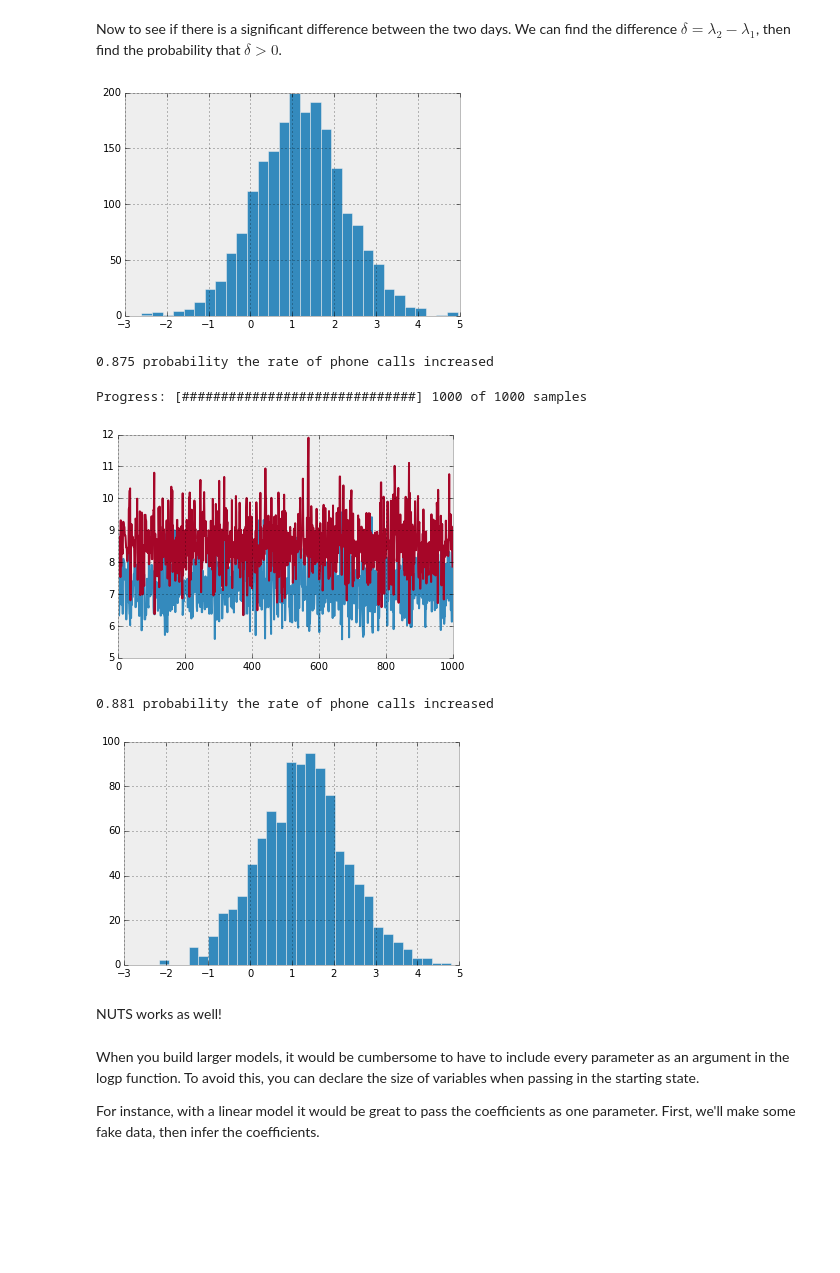
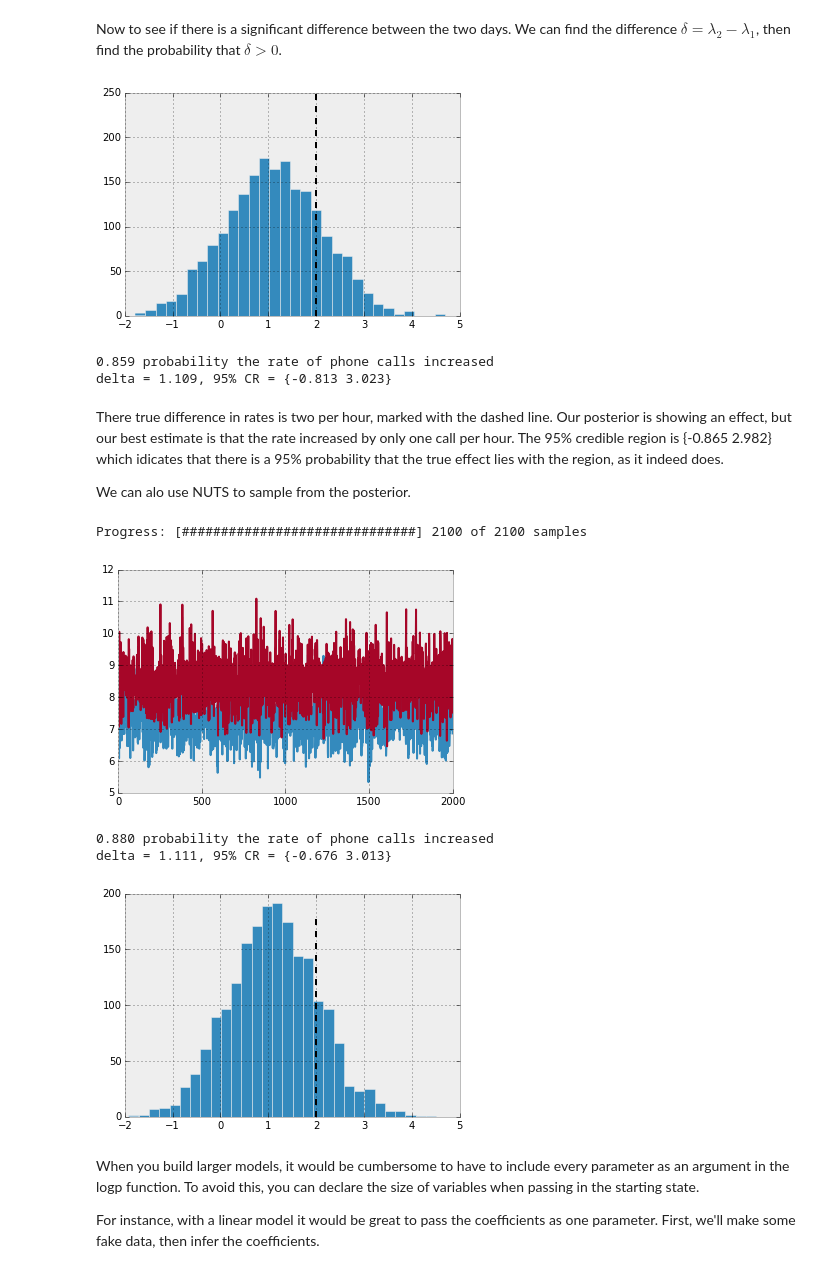
Before and after one commit to mcleonard/sampyl, a Jupyter notebook: Examples.ipynb, the cells around one changed output. Drawn from its saved outputs; the diff is of its cells as text; code cells hidden in the pictures; blank space fills up the shorter version.

```diff
--- a/Examples.ipynb
+++ b/Examples.ipynb
@@ -13,4 +27,4 @@ from sampyl import np
 # %%
 mu, sig = 3, 2
 def logp(x):
-    return -0.5*np.log(2*np.pi) - 0.5*np.log(sig**2) - np.sum((x - mu)**2)/(2*sig**2)
+    return  -np.log(sig) - (x - mu)**2/(2*sig**2)
@@ -62,7 +82,11 @@ P(\lambda_2) &\sim \mathrm{Exp}(1)
 # %%
-# Fake data for the day before and after placing the ad
-before = np.random.poisson(7, size=12)
-after = np.random.poisson(9, size=12)
+# Fake data for the day before and after placing the ad.
+# We'll make the calls increase by 2 an hour. Record data for each
+# hour over two work days.
+before = np.random.poisson(7, size=16)
+after = np.random.poisson(9, size=16)
+
+# Define the log-P function here
 def logp(lam1, lam2):
     # Rates for Poisson must be > 0
     if lam1 <= 0 or lam2 <=0:
@@ -99,31 +123,43 @@ Now to see if there is a significant difference between the two days. We can fin
 # %%
 delta = trace.lam2 - trace.lam1
 _ = plt.hist(delta, bins=30)
+_ = plt.vlines(2, 0, 250, linestyle='--')
 # %% [output]
-[figure, old version]
+[figure, new version]
 # %%
 p = np.mean(delta > 0)
+effect = np.mean(delta)
+CR = np.percentile(delta, (2.5, 97.5))
 print("{:.3f} probability the rate of phone calls increased".format(p))
+print("delta = {:.3f}, 95% CR = {{{:.3f} {:.3f}}}".format(effect, *CR))
 # %% [output]
-0.875 probability the rate of phone calls increased
+0.859 probability the rate of phone calls increased
+delta = 1.109, 95% CR = {-0.813 3.023}
+# %% [markdown]
+There true difference in rates is two per hour, marked with the dashed line. Our posterior is showing an effect, but our best estimate is that the rate increased by only one call per hour. The 95% credible region is {-0.865 2.982} which idicates that there is a 95% probability that the true effect lies with the region, as it indeed does.
+
+We can alo use NUTS to sample from the posterior.
 # %%
 nuts = smp.NUTS(logp, start=start)
-trace = nuts.sample(1000)
+trace = nuts.sample(2100, burn=100)
 _ = plt.plot(trace.lam1)
 _ = plt.plot(trace.lam2)
 # %% [output]
-Progress: [##############################] 1000 of 1000 samples
+Progress: [##############################] 2100 of 2100 samples
-[figure, old version]
+[figure, new version]
 # %%
 delta = trace.lam2 - trace.lam1
 _ = plt.hist(delta, bins=30)
+_ = plt.vlines(2, 0, 180, linestyle='--')
 p = np.mean(delta > 0)
+effect = np.mean(delta)
+CR = np.percentile(delta, (2.5, 97.5))
 print("{:.3f} probability the rate of phone calls increased".format(p))
+print("delta = {:.3f}, 95% CR = {{{:.3f} {:.3f}}}".format(effect, *CR))
 # %% [output]
-0.881 probability the rate of phone calls increased
+0.880 probability the rate of phone calls increased
+delta = 1.111, 95% CR = {-0.676 3.013}
-[figure, old version]
+[figure, new version]
-# %% [markdown]
-NUTS works as well!
 # %% [markdown]
 When you build larger models, it would be cumbersome to have to include every parameter as an argument in the logp function. To avoid this, you can declare the size of variables when passing in the starting state.
 
```
Also changed, not shown: parts of 23 cells of this notebook.
